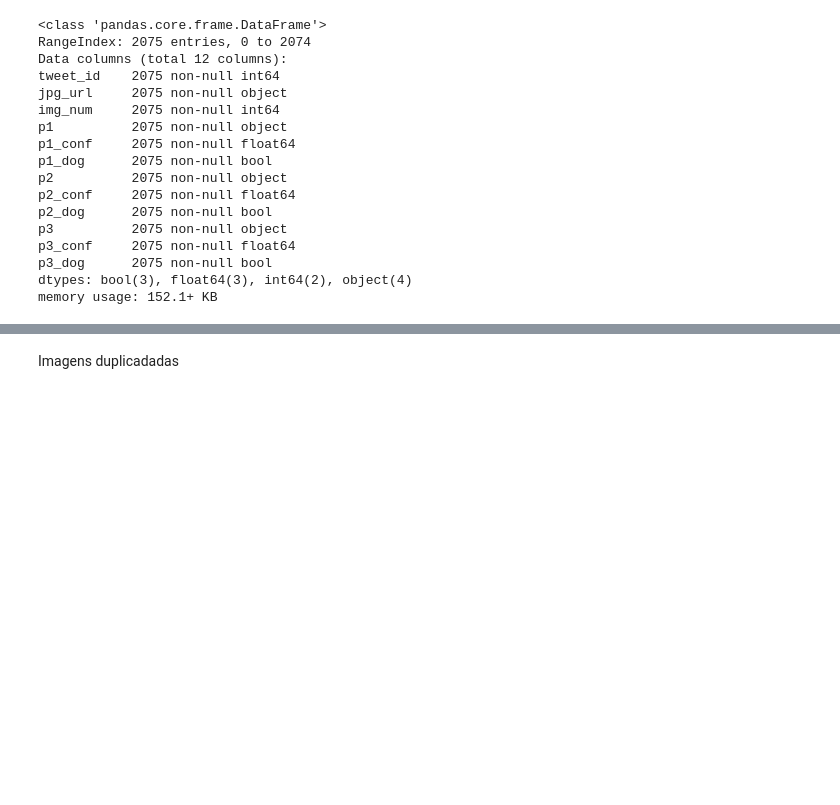
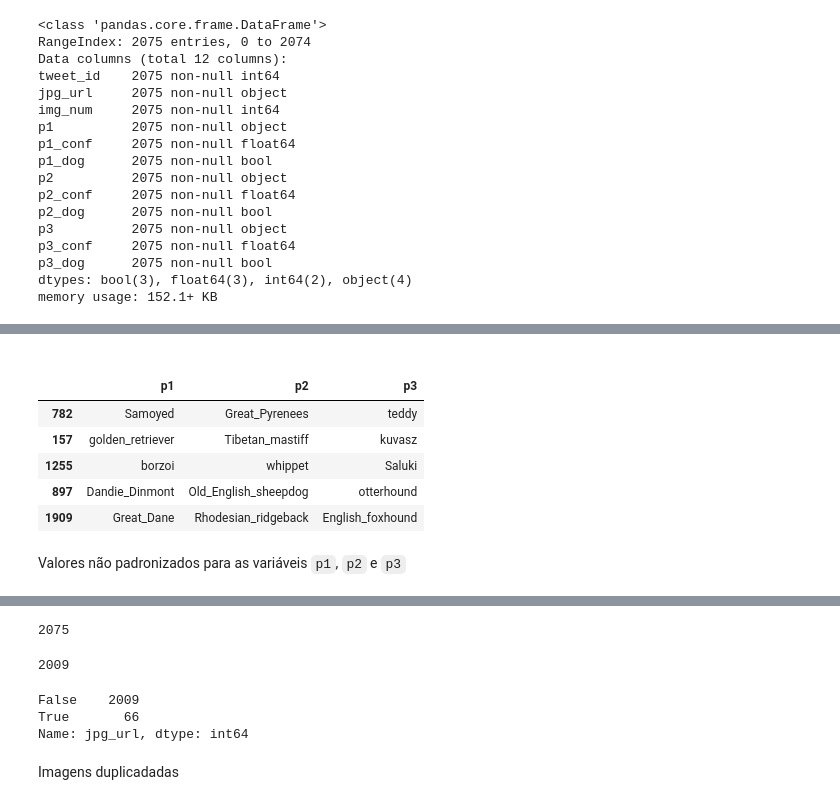
Before and after one commit to vitoralbano/ds-ii-weratedogs, a Jupyter notebook: wrangle_act.ipynb, the cells around one changed output, grey strips where cells are left out. Saved outputs shown, nothing was run; the diff lists cells and outputs as text; code cells hidden in the pictures; blank space fills up the shorter version.

```diff
--- a/wrangle_act.ipynb
+++ b/wrangle_act.ipynb
@@ -335,4 +383,33 @@ df_prediction.tweet_id.nunique()
+# %% [markdown]
+<a id="image-prediction:p-values"></id>
+# %%
+df_prediction.loc[:, ['p1', 'p2', 'p3']].sample(5)
+# %% [output]
+|  | p1 | p2 | p3 |
+| 782 | Samoyed | Great_Pyrenees | teddy |
+| 157 | golden_retriever | Tibetan_mastiff | kuvasz |
+| 1255 | borzoi | whippet | Saluki |
+| 897 | Dandie_Dinmont | Old_English_sheepdog | otterhound |
+| 1909 | Great_Dane | Rhodesian_ridgeback | English_foxhound |
+# %% [markdown]
+Valores não padronizados para as variáveis `p1`, `p2` e `p3`
 # %% [markdown]
 <a id="image-prediction:duplicated-urls"></a>
+# %%
+# Verificar a duplicidade de IDs
+df_prediction.tweet_id.nunique()
+# %% [output]
+2075
+# %%
+# Verificar a duplicidade de Imagens analizadas
+df_prediction.jpg_url.nunique()
+# %% [output]
+2009
+# %%
+df_prediction.jpg_url.duplicated().value_counts()
+# %% [output]
+False    2009
+True       66
+Name: jpg_url, dtype: int64
 # %% [markdown]
 Imagens duplicadadas
```
Also changed, not shown: parts of 72 cells of this notebook.
